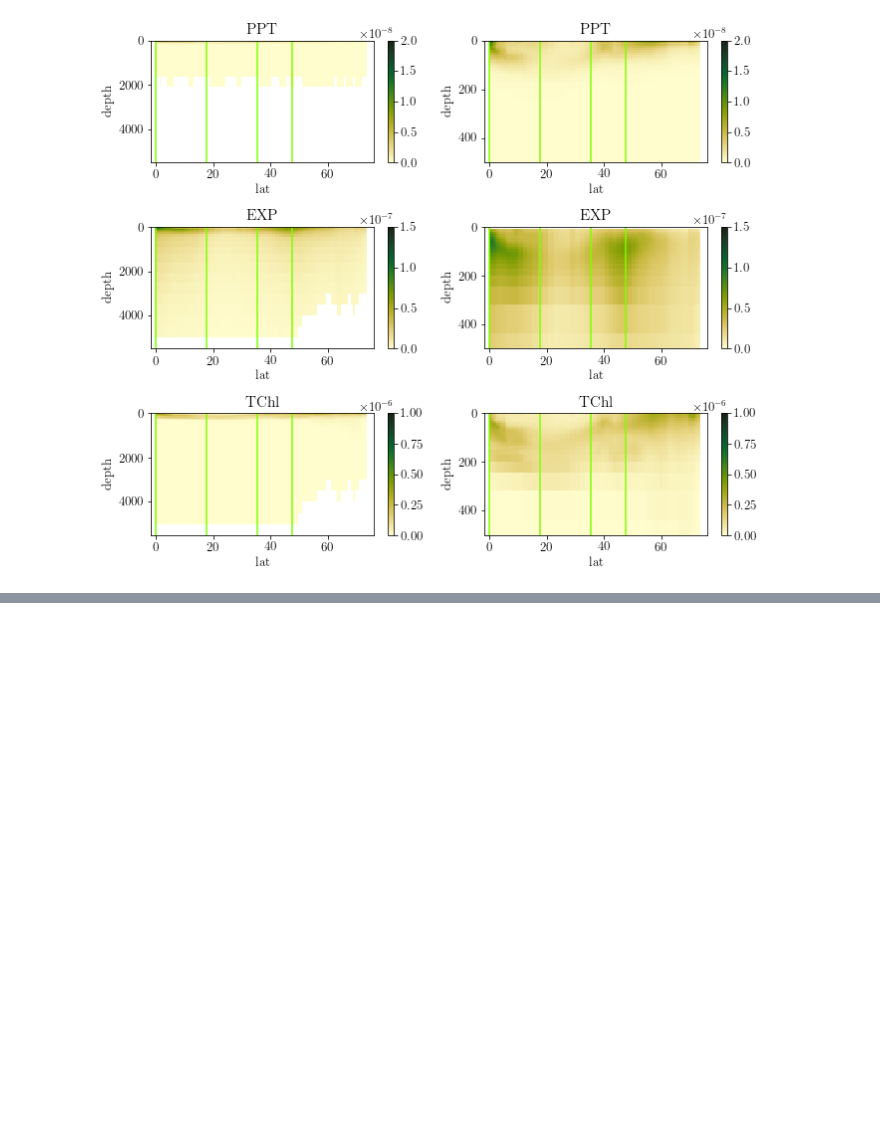
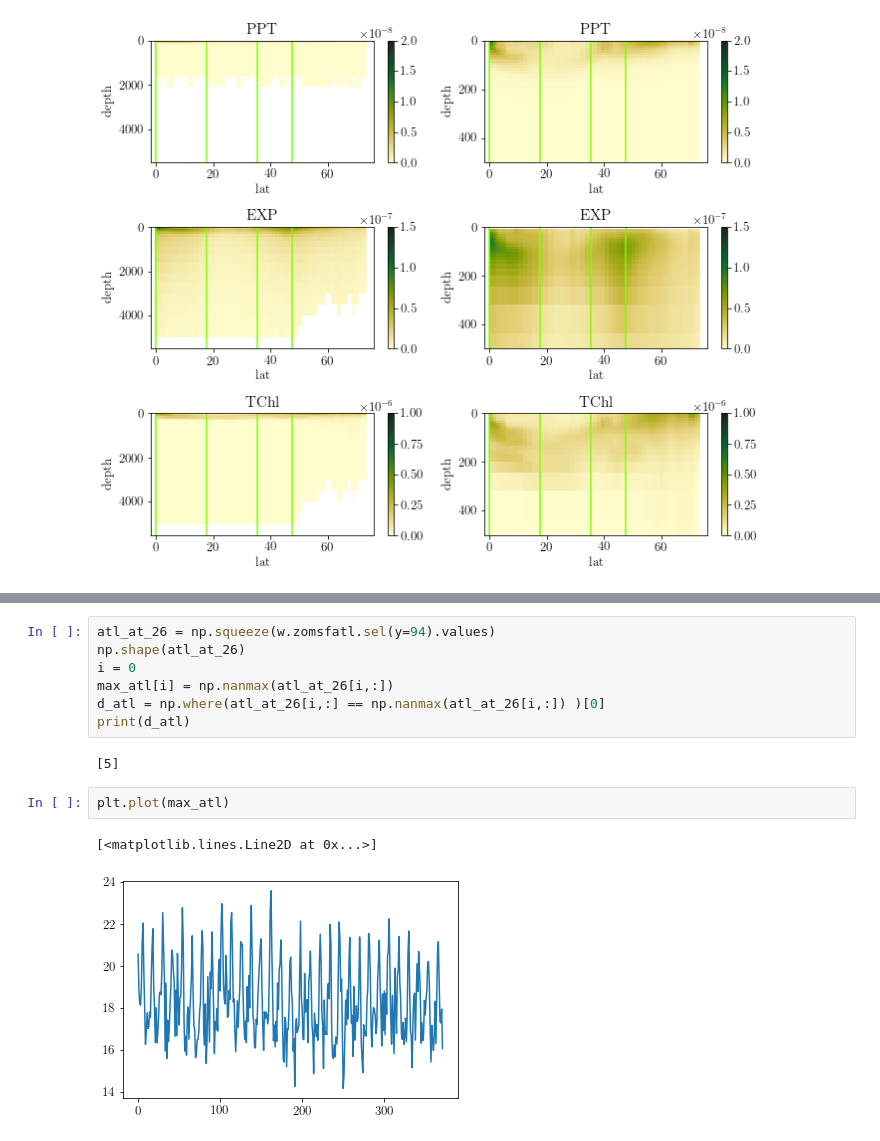
Before and after one commit to tjarnikova/AMOC-PLANKTOM, a Jupyter notebook: first-maps-ts.ipynb, the cells around one changed output, grey strips where cells are left out. Cells and saved outputs as stored; diff of their text form; blank space fills up the shorter version.

```diff
--- a/first-maps-ts.ipynb
+++ b/first-maps-ts.ipynb
@@ -688,0 +698,14 @@ GEA0_mocdat = xr.open_mfdataset(GEA0_moc)
+# %%
+atl_at_26 = np.squeeze(w.zomsfatl.sel(y=94).values)
+np.shape(atl_at_26)
+i = 0
+max_atl[i] = np.nanmax(atl_at_26[i,:])
+d_atl = np.where(atl_at_26[i,:] == np.nanmax(atl_at_26[i,:]) )[0]
+print(d_atl)
+# %% [output]
+[5]
+# %%
+plt.plot(max_atl)
+# %% [output]
+[<matplotlib.lines.Line2D at 0x...>]
+[figure, added]
```
Also changed, not shown: parts of 13 cells of this notebook, 1 other file.
